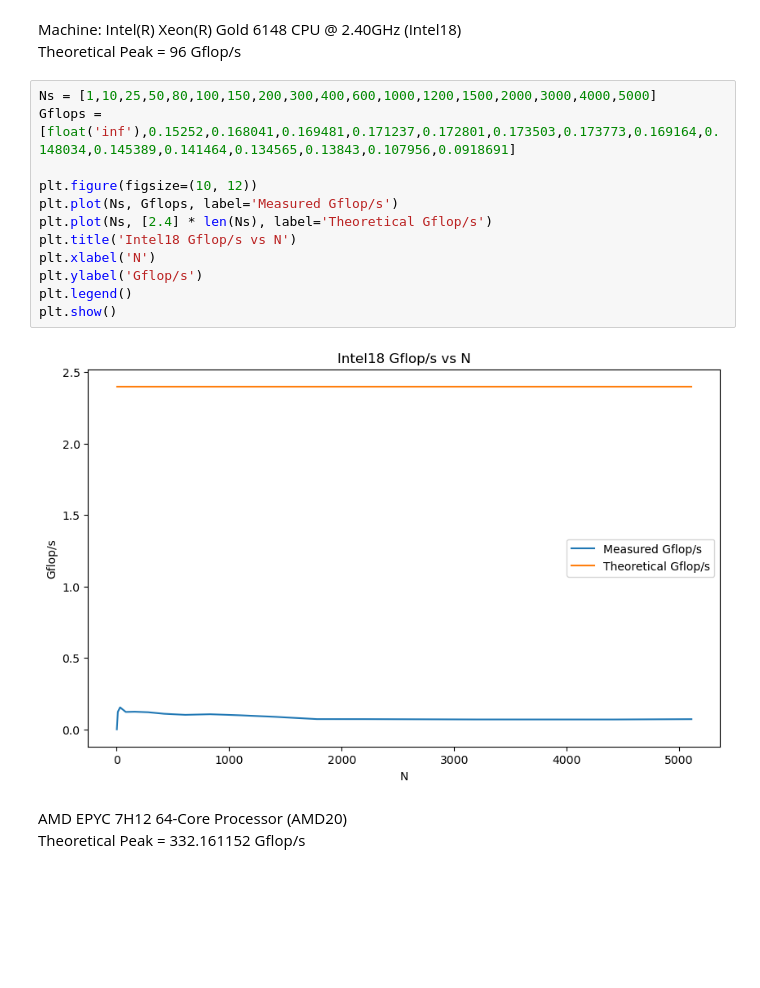
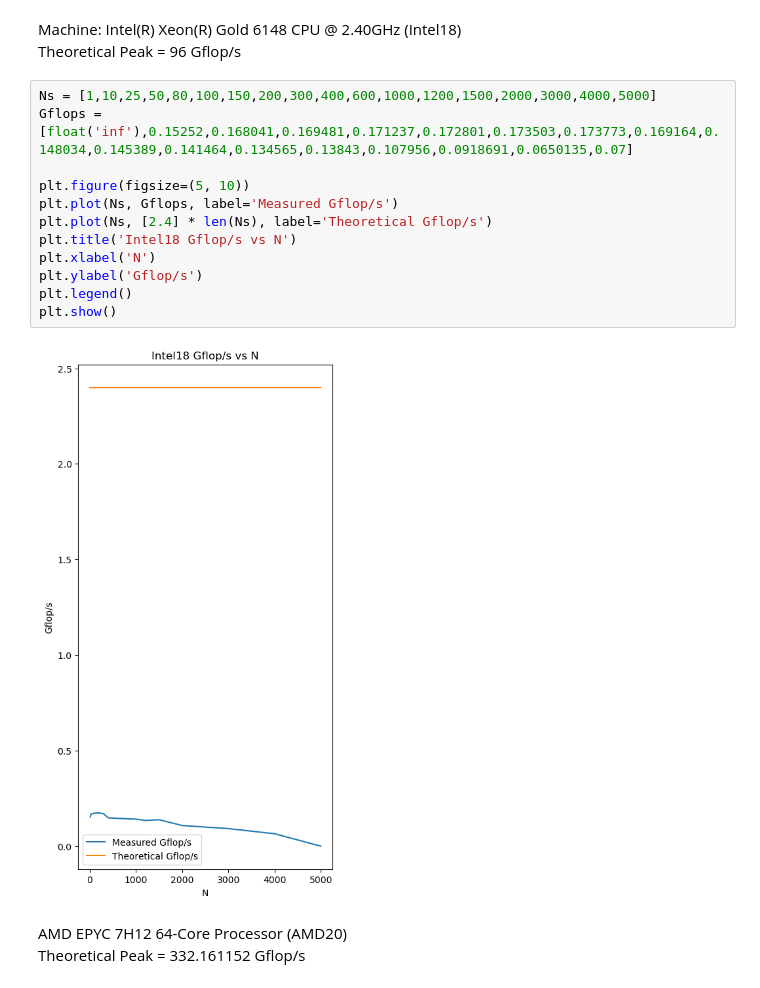
Before and after one commit to cmse822/project-1-team5-1, a Jupyter notebook: part1/plot.ipynb, the cells around one changed output. Saved outputs shown, nothing was run; the diff lists cells and outputs as text; blank space fills up the shorter version.

Commit message:
plot update

```diff
--- a/part1/plot.ipynb
+++ b/part1/plot.ipynb
@@ -8,18 +8,18 @@ Machine: Intel(R) Xeon(R) Gold 6148 CPU @ 2.40GHz (Intel18)
 Theoretical Peak = 96 Gflop/s
 # %%
 Ns = [1,10,25,50,80,100,150,200,300,400,600,1000,1200,1500,2000,3000,4000,5000]
-Gflops = [float('inf'),0.15252,0.168041,0.169481,0.171237,0.172801,0.173503,0.173773,0.169164,0.148034,0.145389,0.141464,0.134565,0.13843,0.107956,0.0918691]
+Gflops = [float('inf'),0.15252,0.168041,0.169481,0.171237,0.172801,0.173503,0.173773,0.169164,0.148034,0.145389,0.141464,0.134565,0.13843,0.107956,0.0918691,0.0650135,0.07]
 
-plt.figure(figsize=(10, 12))
+plt.figure(figsize=(5, 10))
 plt.plot(Ns, Gflops, label='Measured Gflop/s')
 plt.plot(Ns, [2.4] * len(Ns), label='Theoretical Gflop/s')
 plt.title('Intel18 Gflop/s vs N')
 plt.xlabel('N')
 plt.ylabel('Gflop/s')
 plt.legend()
 plt.show()
 # %% [output]
-[figure, old version]
+[figure, new version]
 # %% [markdown]
 AMD EPYC 7H12 64-Core Processor (AMD20)
 Theoretical Peak = 332.161152 Gflop/s
```
Also changed, not shown: parts of 1 cell of this notebook, 2 other files.
